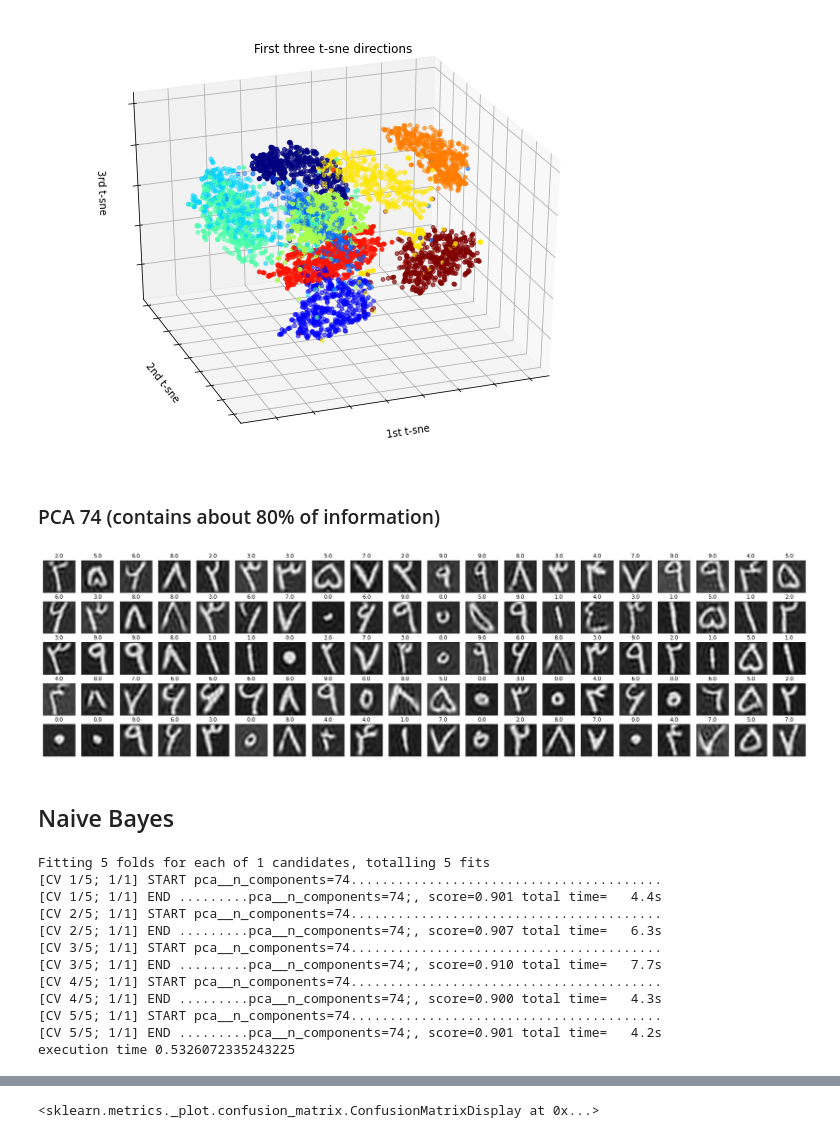
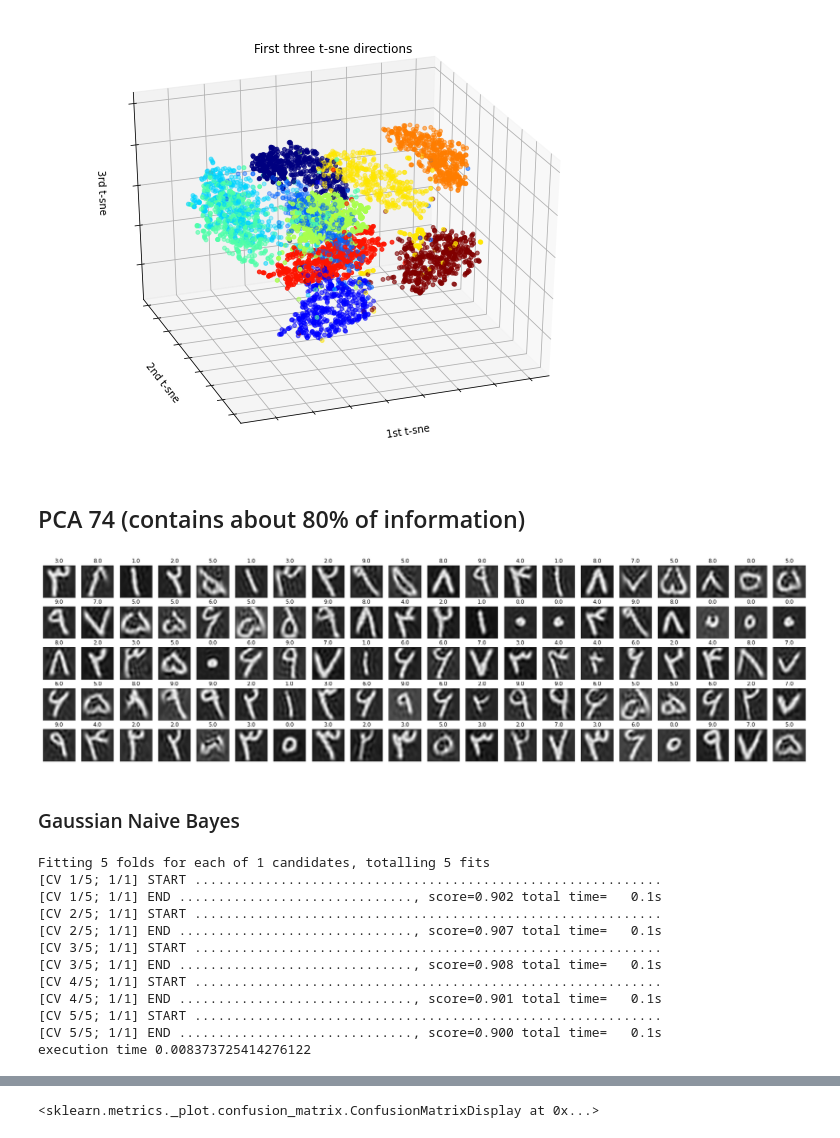
Before and after one commit to mo-amininasab/FarsiDigits-Recognizer, a Jupyter notebook: HodaDataSet_ML.ipynb, the cells around one changed output, grey strips where cells are left out. Cells and saved outputs as stored; diff of their text form; code cells hidden in the pictures.

```diff
--- a/HodaDataSet_ML.ipynb
+++ b/HodaDataSet_ML.ipynb
@@ -201,25 +203,26 @@ ax.w_zaxis.set_ticklabels([])
 []
 [figure]
 # %% [markdown]
-### PCA 74 (contains about 80% of information)
+## PCA 74 (contains about 80% of information)
 # %%
 pca74 = PCA(n_components=74)
-pca74_X_train = pca74.fit_transform(X_train)
+X_train_pca74 = pca74.fit_transform(X_train)
+X_test_pca74 = pca74.transform(X_test)
 # %%
 fig, axes = plt.subplots(5, 20, figsize=(30, 8))
 # fig.subplots_adjust(hspace=0.01, wspace=0.01)
 
-samples = pca74.inverse_transform(pca74_X_train)
+samples = pca74.inverse_transform(X_train_pca74)
 
 idxs = np.random.randint(low=0, high=1796, size=100)
 for i , ax in zip(idxs, axes.flat):
   ax.imshow(samples[i].reshape(32, 32), cmap='gray')
   ax.set_xticks(())
   ax.set_yticks(())
   ax.set_title(y_train[i])
 # %% [output]
-[figure, old version]
+[figure, new version]
 # %% [markdown]
-## Naive Bayes
+### Gaussian Naive Bayes
 # %%
 steps = Pipeline([
@@ -234,22 +236,22 @@ params = {
 search_nb = GridSearchCV(steps, params, verbose=10)
 # %%
 t1 = time.time()
-search_nb.fit(X_train, y_train)
+search_nb.fit(X_train_pca74, y_train)
 t2 = time.time()
 print(f'execution time {(t2-t1)/60}')
 # %% [output]
 Fitting 5 folds for each of 1 candidates, totalling 5 fits
-[CV 1/5; 1/1] START pca__n_components=74........................................
-[CV 1/5; 1/1] END .........pca__n_components=74;, score=0.901 total time=   4.4s
-[CV 2/5; 1/1] START pca__n_components=74........................................
-[CV 2/5; 1/1] END .........pca__n_components=74;, score=0.907 total time=   6.3s
-[CV 3/5; 1/1] START pca__n_components=74........................................
-[CV 3/5; 1/1] END .........pca__n_components=74;, score=0.910 total time=   7.7s
-[CV 4/5; 1/1] START pca__n_components=74........................................
-[CV 4/5; 1/1] END .........pca__n_components=74;, score=0.900 total time=   4.3s
-[CV 5/5; 1/1] START pca__n_components=74........................................
-[CV 5/5; 1/1] END .........pca__n_components=74;, score=0.901 total time=   4.2s
-execution time 0.5326072335243225
+[CV 1/5; 1/1] START ............................................................
+[CV 1/5; 1/1] END .............................., score=0.902 total time=   0.1s
+[CV 2/5; 1/1] START ............................................................
+[CV 2/5; 1/1] END .............................., score=0.907 total time=   0.1s
+[CV 3/5; 1/1] START ............................................................
+[CV 3/5; 1/1] END .............................., score=0.908 total time=   0.1s
+[CV 4/5; 1/1] START ............................................................
+[CV 4/5; 1/1] END .............................., score=0.901 total time=   0.1s
+[CV 5/5; 1/1] START ............................................................
+[CV 5/5; 1/1] END .............................., score=0.900 total time=   0.1s
+execution time 0.008373725414276122
 # %%
 search_nb.best_estimator_
 # %% [output]
```
Also changed, not shown: parts of 42 cells of this notebook.
